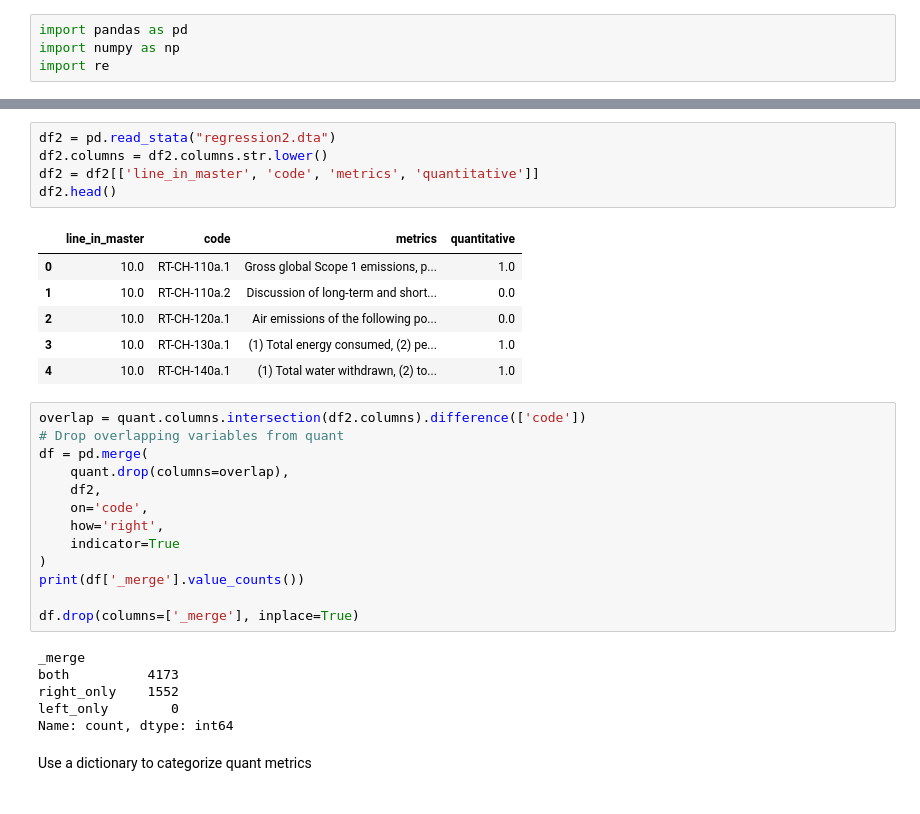
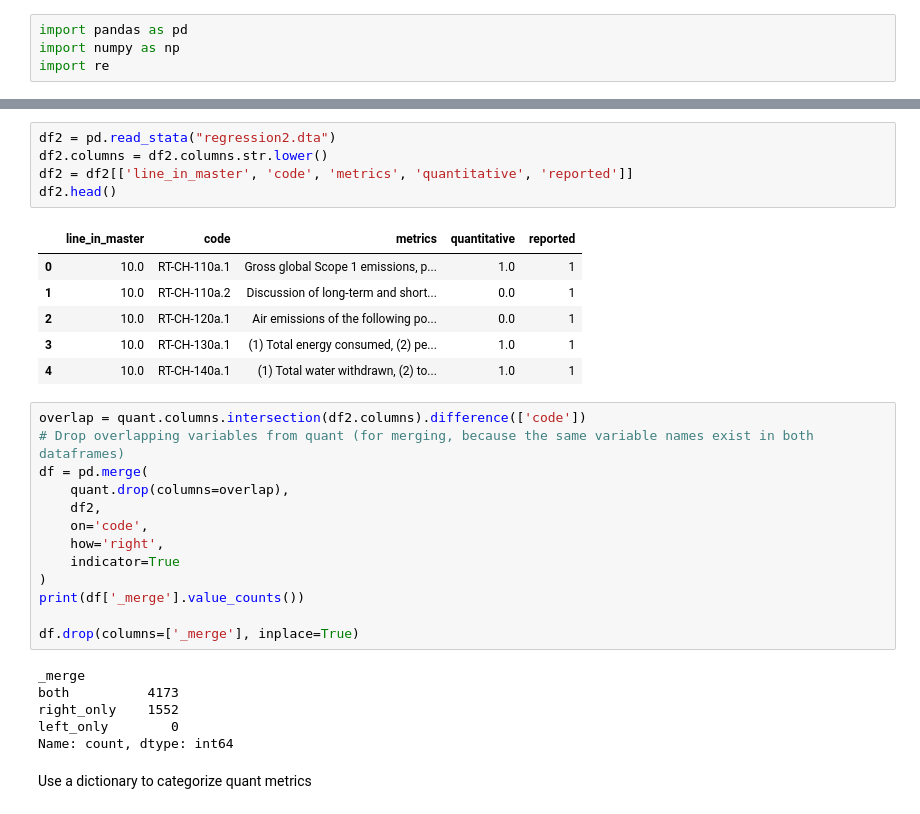
Before and after one commit to hpren/Data-and-Coding, a Jupyter notebook: 04 Quant Metrics Topics.ipynb, the cells around one changed output, grey strips where cells are left out. Drawn from its saved outputs; the diff is of its cells as text.

Commit message:
Quant topics
Additional analyses where categorize similar quantitative topics into the same group

```diff
--- a/04 Quant Metrics Topics.ipynb
+++ b/04 Quant Metrics Topics.ipynb
@@ -23,18 +23,18 @@ quant.head()
 # %%
 df2 = pd.read_stata("regression2.dta")
 df2.columns = df2.columns.str.lower()
-df2 = df2[['line_in_master', 'code', 'metrics', 'quantitative']]
+df2 = df2[['line_in_master', 'code', 'metrics', 'quantitative', 'reported']]
 df2.head()
 # %% [output]
-|  | line_in_master | code | metrics | quantitative |
-| 0 | 10.0 | RT-CH-110a.1 | Gross global Scope 1 emissions, p... | 1.0 |
-| 1 | 10.0 | RT-CH-110a.2 | Discussion of long-term and short... | 0.0 |
-| 2 | 10.0 | RT-CH-120a.1 | Air emissions of the following po... | 0.0 |
-| 3 | 10.0 | RT-CH-130a.1 | (1) Total energy consumed, (2) pe... | 1.0 |
-| 4 | 10.0 | RT-CH-140a.1 | (1) Total water withdrawn, (2) to... | 1.0 |
+|  | line_in_master | code | metrics | quantitative | reported |
+| 0 | 10.0 | RT-CH-110a.1 | Gross global Scope 1 emissions, p... | 1.0 | 1 |
+| 1 | 10.0 | RT-CH-110a.2 | Discussion of long-term and short... | 0.0 | 1 |
+| 2 | 10.0 | RT-CH-120a.1 | Air emissions of the following po... | 0.0 | 1 |
+| 3 | 10.0 | RT-CH-130a.1 | (1) Total energy consumed, (2) pe... | 1.0 | 1 |
+| 4 | 10.0 | RT-CH-140a.1 | (1) Total water withdrawn, (2) to... | 1.0 | 1 |
 # %%
 overlap = quant.columns.intersection(df2.columns).difference(['code'])
-# Drop overlapping variables from quant
+# Drop overlapping variables from quant (for merging, because the same variable names exist in both dataframes)
 df = pd.merge(
     quant.drop(columns=overlap),
     df2,
```
Also changed, not shown: parts of 12 cells of this notebook, 12 other files.
